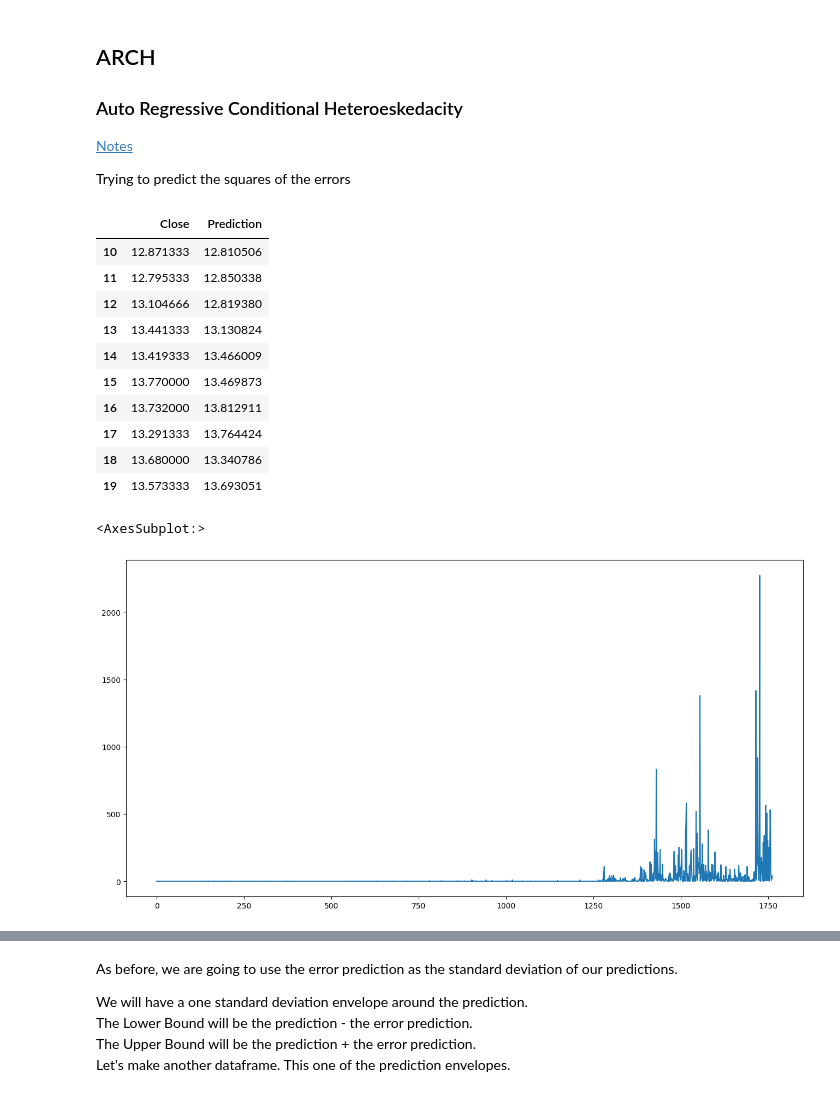
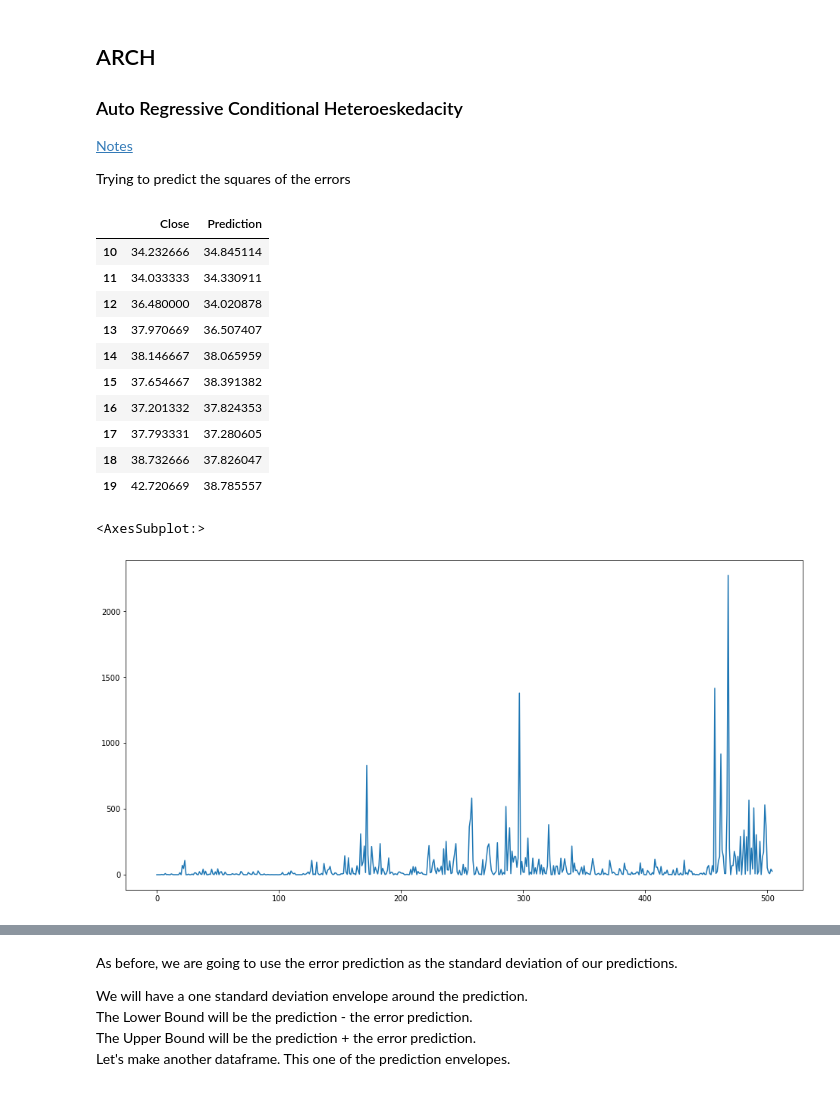
Before and after one commit to huuugh18/finmodel, a Jupyter notebook: 8.3 ARCH & GARCH.ipynb, the cells around one changed output, grey strips where cells are left out. Cells and saved outputs as stored; diff of their text form; code cells hidden in the pictures.

```diff
--- a/8.3 ARCH & GARCH.ipynb
+++ b/8.3 ARCH & GARCH.ipynb
@@ -9,35 +9,35 @@ Trying to predict the squares of the errors
 # %%
 import pandas as pd
 import yfinance
 import matplotlib.pyplot as plt
 import statsmodels.api as sm
-tesla_frame = yfinance.Ticker('TSLA').history(start='2015-01-01', end='2022-01-01', interval='1d').reset_index()['Close'].to_frame()
+tesla_frame = yfinance.Ticker('TSLA').history(start='2020-01-01', end='2022-01-01', interval='1d').reset_index()['Close'].to_frame()
 
 plt.rcParams['figure.figsize'] = [16, 8]
 series = tesla_frame['Close']
 ar_deg = 4
 
 model = sm.tsa.AutoReg(series, lags=ar_deg, trend='n').fit()
-prediction = model.predict()
-tesla_frame['Prediction'] = prediction
+prediction1 = model.predict()
+tesla_frame['Prediction'] = prediction1
 tesla_frame[10:20]
 # %% [output]
 |  | Close | Prediction |
-| 10 | 12.871333 | 12.810506 |
-| 11 | 12.795333 | 12.850338 |
-| 12 | 13.104666 | 12.819380 |
-| 13 | 13.441333 | 13.130824 |
-| 14 | 13.419333 | 13.466009 |
-| 15 | 13.770000 | 13.469873 |
-| 16 | 13.732000 | 13.812911 |
-| 17 | 13.291333 | 13.764424 |
-| 18 | 13.680000 | 13.340786 |
-| 19 | 13.573333 | 13.693051 |
+| 10 | 34.232666 | 34.845114 |
+| 11 | 34.033333 | 34.330911 |
+| 12 | 36.480000 | 34.020878 |
+| 13 | 37.970669 | 36.507407 |
+| 14 | 38.146667 | 38.065959 |
+| 15 | 37.654667 | 38.391382 |
+| 16 | 37.201332 | 37.824353 |
+| 17 | 37.793331 | 37.280605 |
+| 18 | 38.732666 | 37.826047 |
+| 19 | 42.720669 | 38.785557 |
 # %%
-error_sq = (series - prediction) ** 2
+error_sq = (series - prediction1) ** 2
 error_sq[error_sq.isna()] = 0
 error_sq.plot()
 # %% [output]
 <AxesSubplot:>
-[figure, old version]
+[figure, new version]
 # %% [markdown]
```
Also changed, not shown: parts of 11 cells of this notebook, 4 other files.
